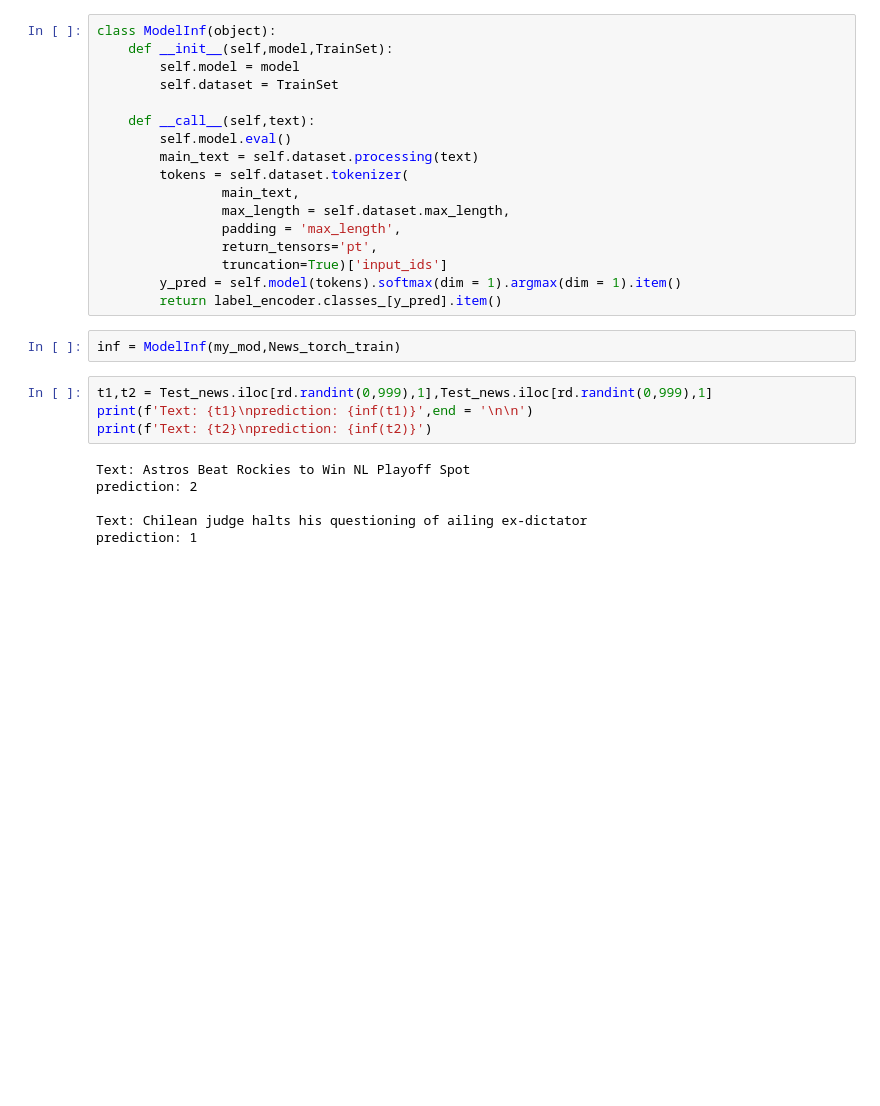
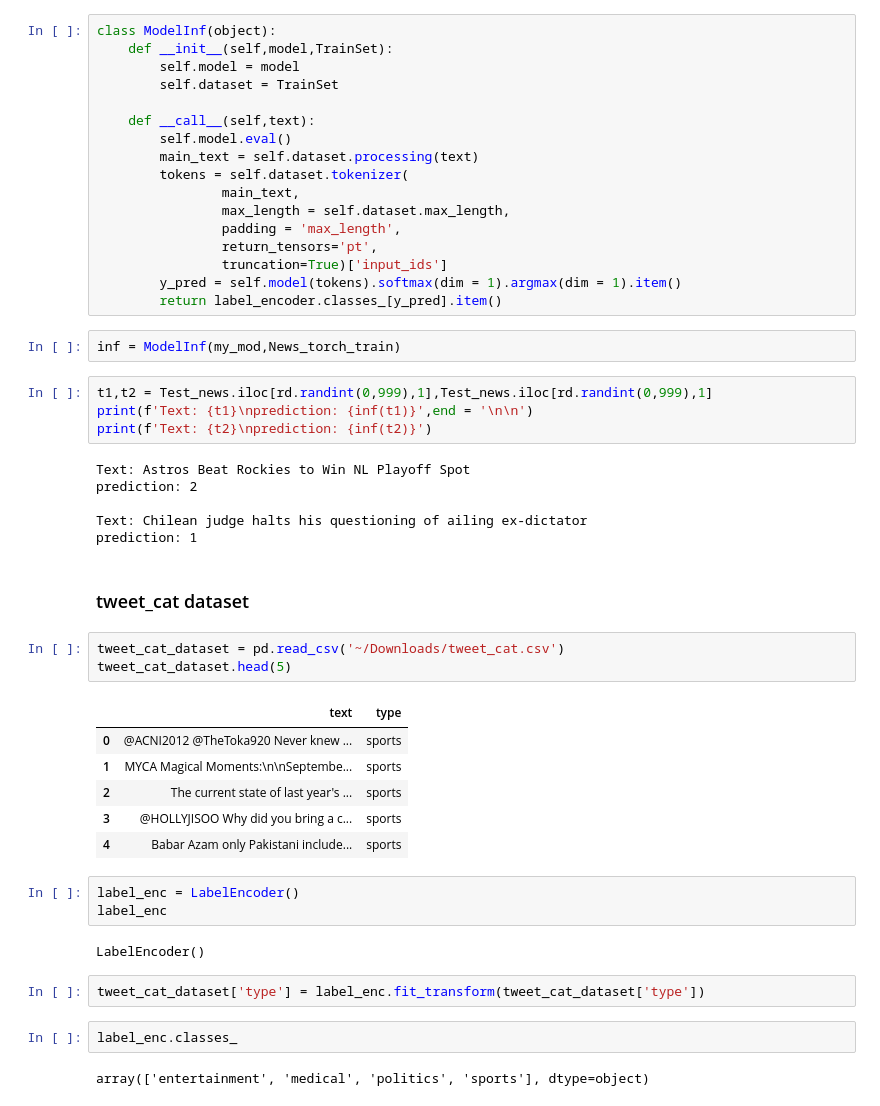
Before and after one commit to LuchianPeledutse/ML, a Jupyter notebook: p_nlp.ipynb, the cells around one changed output. Drawn from its saved outputs; the diff is of its cells as text; blank space fills up the shorter version.

```diff
--- a/p_nlp.ipynb
+++ b/p_nlp.ipynb
@@ -549,3 +549,26 @@ prediction: 2
 
 Text: Chilean judge halts his questioning of ailing ex-dictator
 prediction: 1
+# %% [markdown]
+### tweet_cat dataset
+# %%
+tweet_cat_dataset = pd.read_csv('~/Downloads/tweet_cat.csv')
+tweet_cat_dataset.head(5)
+# %% [output]
+|  | text | type |
+| 0 | @ACNI2012 @TheToka920 Never knew ... | sports |
+| 1 | MYCA Magical Moments:\n\nSeptembe... | sports |
+| 2 | The current state of last year's ... | sports |
+| 3 | @HOLLYJISOO Why did you bring a c... | sports |
+| 4 | Babar Azam only Pakistani include... | sports |
+# %%
+label_enc = LabelEncoder()
+label_enc
+# %% [output]
+LabelEncoder()
+# %%
+tweet_cat_dataset['type'] = label_enc.fit_transform(tweet_cat_dataset['type'])
+# %%
+label_enc.classes_
+# %% [output]
+array(['entertainment', 'medical', 'politics', 'sports'], dtype=object)
```
Also changed, not shown: parts of 25 cells of this notebook, 1 other file.
